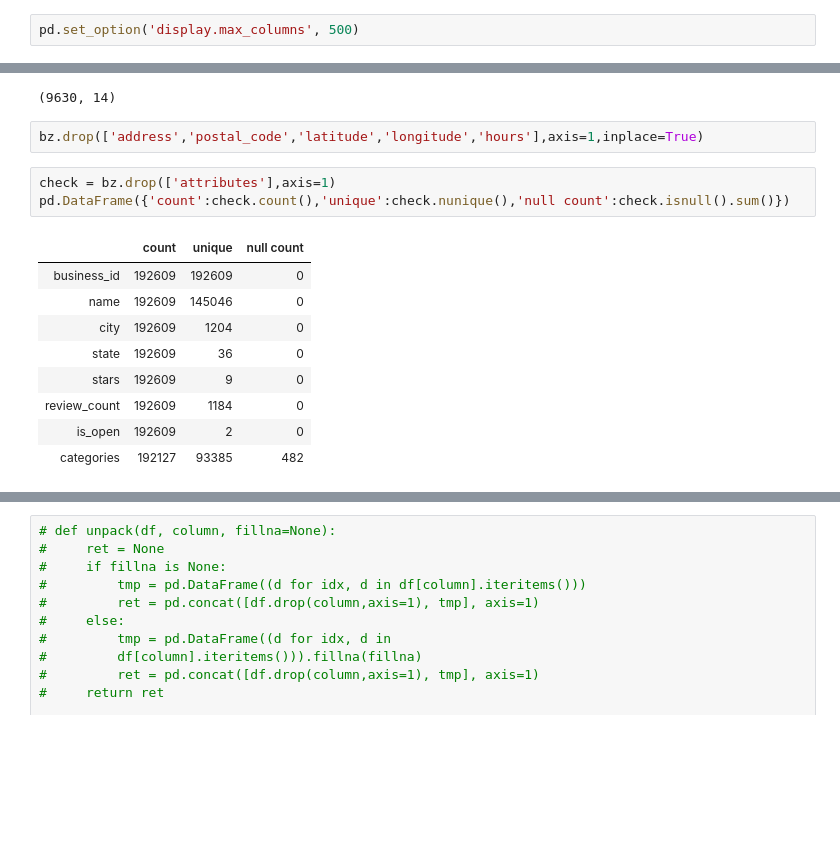
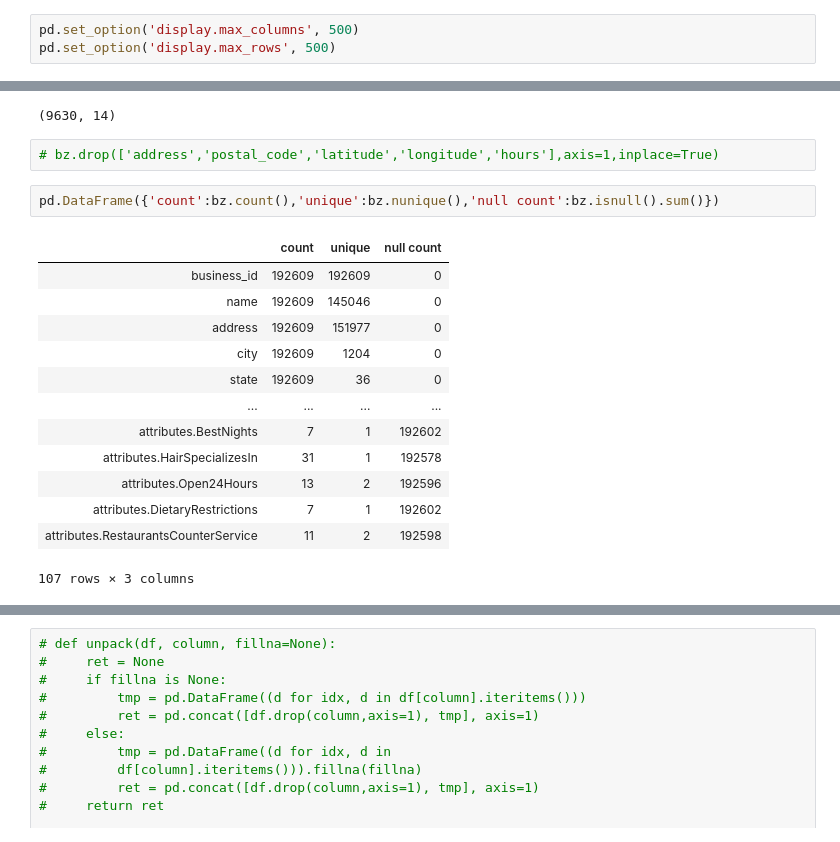
Before and after one commit to wonchankim97/Yelp-Recommender, a Jupyter notebook: eda_wonchan.ipynb, the cells around one changed output, grey strips where cells are left out. Cells and saved outputs as stored; diff of their text form; blank space fills up the shorter version.

```diff
--- a/eda_wonchan.ipynb
+++ b/eda_wonchan.ipynb
@@ -8,6 +8,7 @@ import seaborn as sns
 import re
 # %%
 pd.set_option('display.max_columns', 500)
+pd.set_option('display.max_rows', 500)
 # %%
 def flattenJSON(json_obj):
     data = json.loads(json_obj)
@@ -59,20 +60,23 @@ bz.shape
 # %% [output]
 (9630, 14)
 # %%
-bz.drop(['address','postal_code','latitude','longitude','hours'],axis=1,inplace=True)
+# bz.drop(['address','postal_code','latitude','longitude','hours'],axis=1,inplace=True)
 # %%
-check = bz.drop(['attributes'],axis=1)
-pd.DataFrame({'count':check.count(),'unique':check.nunique(),'null count':check.isnull().sum()})
+pd.DataFrame({'count':bz.count(),'unique':bz.nunique(),'null count':bz.isnull().sum()})
 # %% [output]
 |  | count | unique | null count |
 | business_id | 192609 | 192609 | 0 |
 | name | 192609 | 145046 | 0 |
+| address | 192609 | 151977 | 0 |
 | city | 192609 | 1204 | 0 |
 | state | 192609 | 36 | 0 |
-| stars | 192609 | 9 | 0 |
-| review_count | 192609 | 1184 | 0 |
-| is_open | 192609 | 2 | 0 |
-| categories | 192127 | 93385 | 482 |
+| ... | ... | ... | ... |
+| attributes.BestNights | 7 | 1 | 192602 |
+| attributes.HairSpecializesIn | 31 | 1 | 192578 |
+| attributes.Open24Hours | 13 | 2 | 192596 |
+| attributes.DietaryRestrictions | 7 | 1 | 192602 |
+| attributes.RestaurantsCounterService | 11 | 2 | 192598 |
+107 rows × 3 columns
 # %%
 bz.head()
 # %% [output]
```
Also changed, not shown: parts of 27 cells of this notebook.
